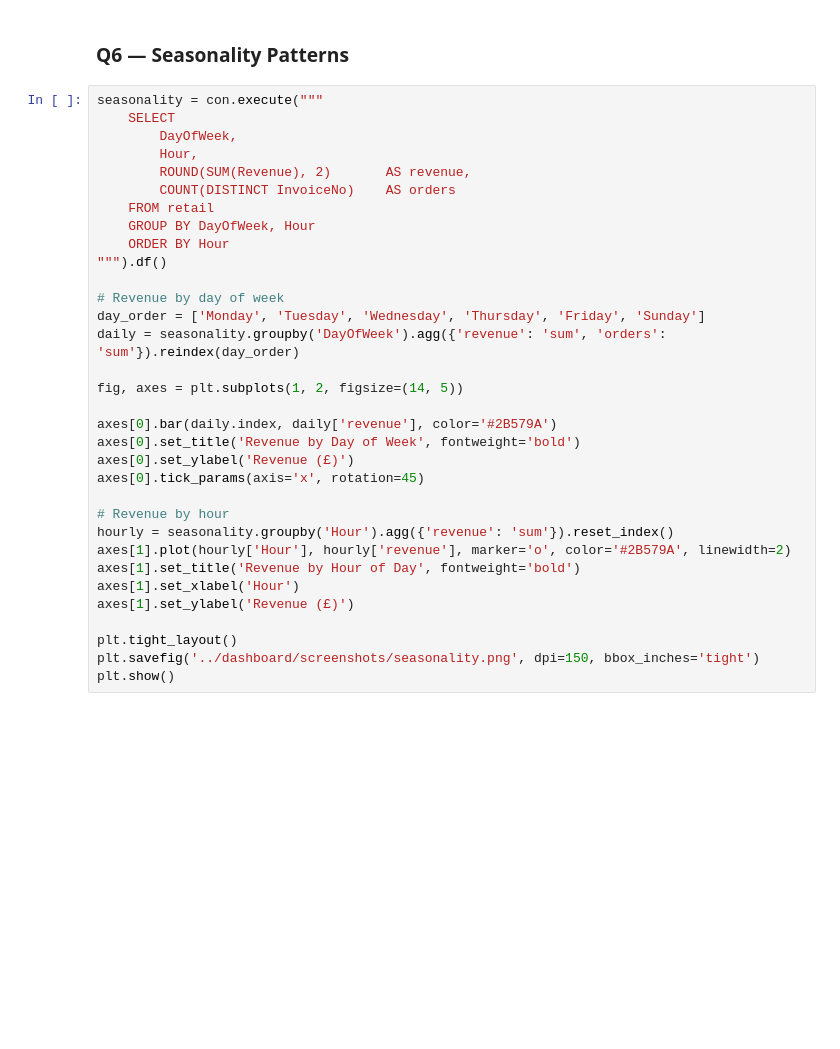
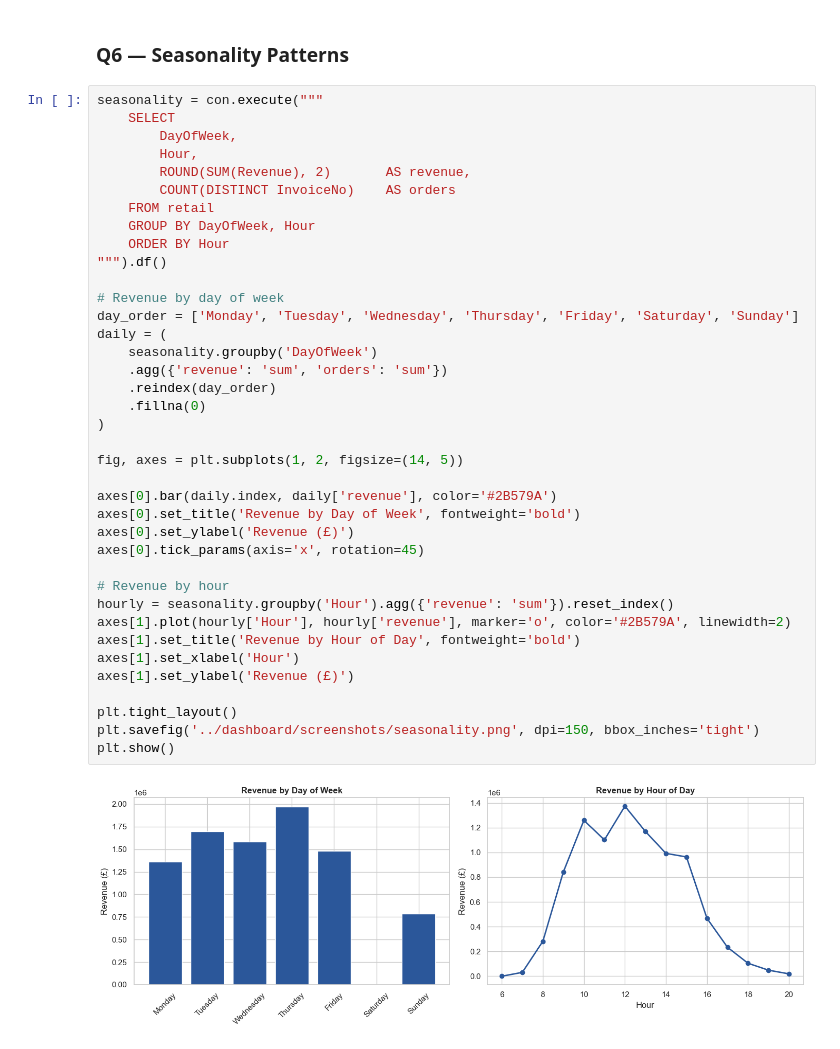
Before and after one commit to redserlabs/online-retail-analytics, a Jupyter notebook: notebooks/01_online_retail_eda.ipynb, the cells around one changed output. Drawn from its saved outputs; the diff is of its cells as text; blank space fills up the shorter version.

Commit message:
Finalize notebook findings and visuals

```diff
--- a/notebooks/01_online_retail_eda.ipynb
+++ b/notebooks/01_online_retail_eda.ipynb
@@ -305,32 +390,39 @@ plt.show()
 seasonality = con.execute("""
     SELECT
         DayOfWeek,
         Hour,
         ROUND(SUM(Revenue), 2)       AS revenue,
         COUNT(DISTINCT InvoiceNo)    AS orders
     FROM retail
     GROUP BY DayOfWeek, Hour
     ORDER BY Hour
 """).df()
 
 # Revenue by day of week
-day_order = ['Monday', 'Tuesday', 'Wednesday', 'Thursday', 'Friday', 'Sunday']
-daily = seasonality.groupby('DayOfWeek').agg({'revenue': 'sum', 'orders': 'sum'}).reindex(day_order)
+day_order = ['Monday', 'Tuesday', 'Wednesday', 'Thursday', 'Friday', 'Saturday', 'Sunday']
+daily = (
+    seasonality.groupby('DayOfWeek')
+    .agg({'revenue': 'sum', 'orders': 'sum'})
+    .reindex(day_order)
+    .fillna(0)
+)
 
 fig, axes = plt.subplots(1, 2, figsize=(14, 5))
 
 axes[0].bar(daily.index, daily['revenue'], color='#2B579A')
 axes[0].set_title('Revenue by Day of Week', fontweight='bold')
 axes[0].set_ylabel('Revenue (£)')
 axes[0].tick_params(axis='x', rotation=45)
 
 # Revenue by hour
 hourly = seasonality.groupby('Hour').agg({'revenue': 'sum'}).reset_index()
 axes[1].plot(hourly['Hour'], hourly['revenue'], marker='o', color='#2B579A', linewidth=2)
 axes[1].set_title('Revenue by Hour of Day', fontweight='bold')
 axes[1].set_xlabel('Hour')
 axes[1].set_ylabel('Revenue (£)')
 
 plt.tight_layout()
 plt.savefig('../dashboard/screenshots/seasonality.png', dpi=150, bbox_inches='tight')
 plt.show()
+# %% [output]
+[figure, added]
```
Also changed, not shown: parts of 20 cells of this notebook, 7 other files.
